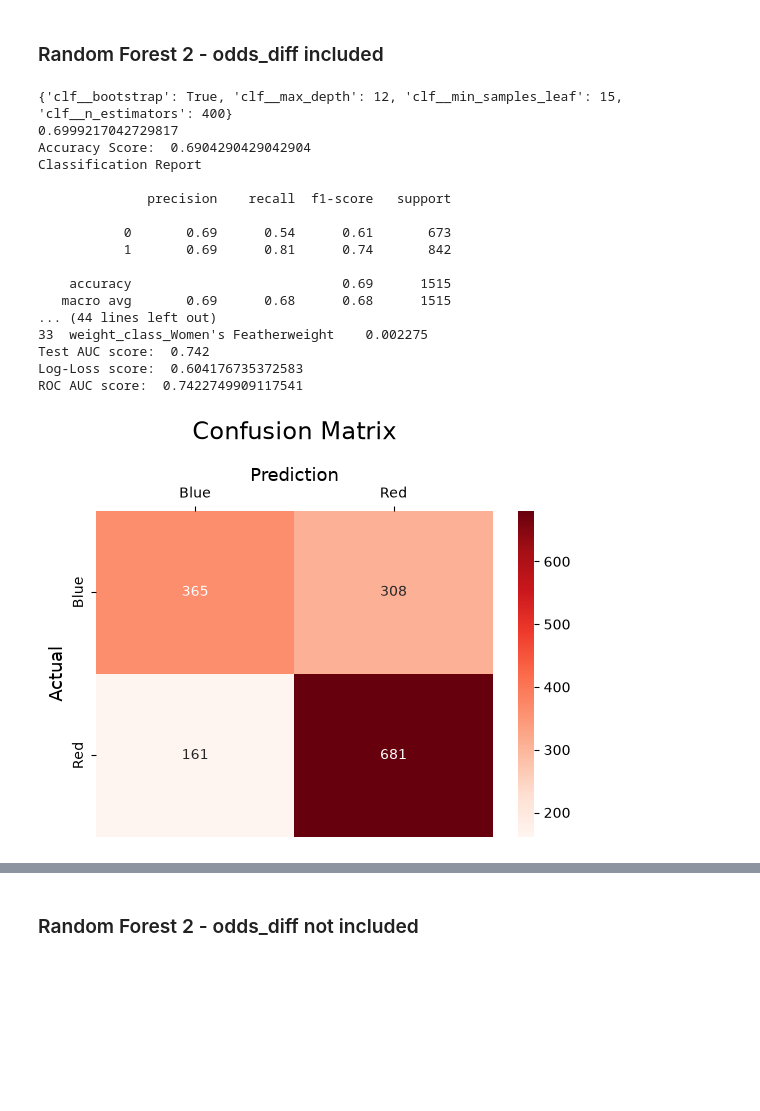
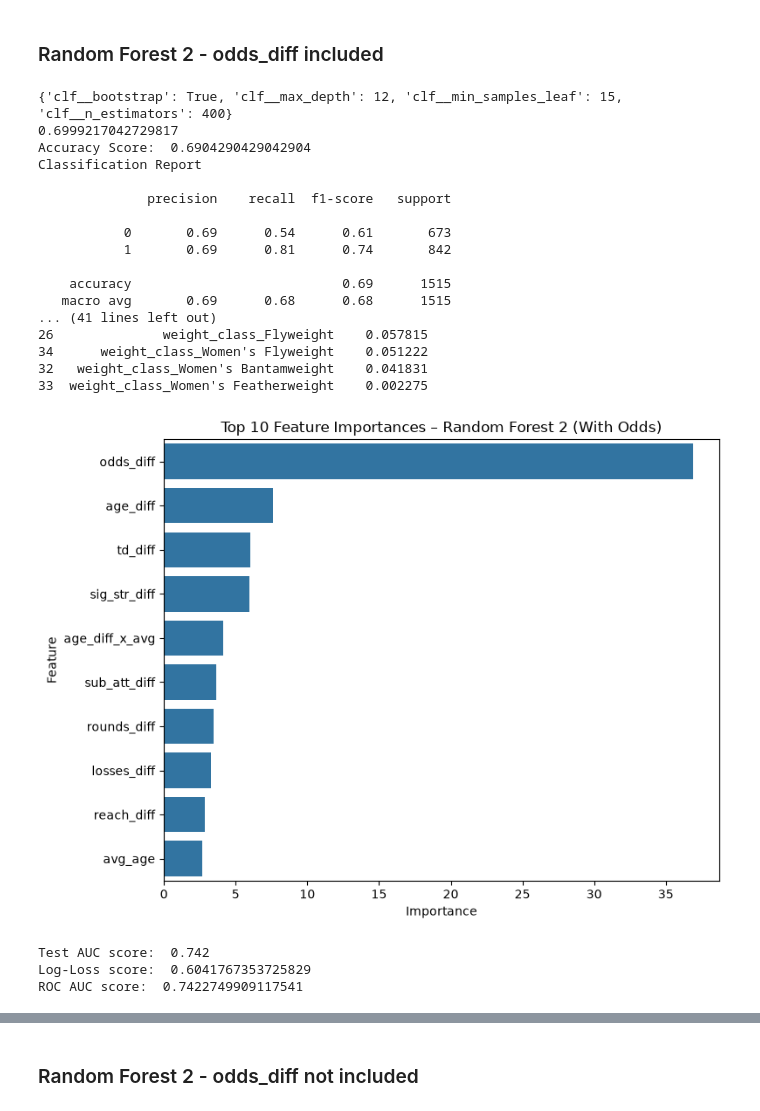
Before and after one commit to kormakursnorra/MachineLearningRepo, a Jupyter notebook: Project1/src/clean_notebook.ipynb, the cells around one changed output, grey strips where cells are left out. Cells and saved outputs as stored; diff of their text form; code cells hidden in the pictures; blank space fills up the shorter version.

Commit message:
More plots

```diff
--- a/Project1/src/clean_notebook.ipynb
+++ b/Project1/src/clean_notebook.ipynb
@@ -696,6 +695,14 @@ feature_imp_df = pd.DataFrame({"Feature" : features_names, "Importance" : import
 
 print(feature_imp_df)
 
+plt.figure(figsize=(8, 6))
+sns.barplot(data=feature_imp_df.head(10), x="Importance", y="Feature")
+plt.title("Top 10 Feature Importances – Random Forest 2 (With Odds)")
+plt.tight_layout()
+plt.savefig('../media/rf2_odds_feature_importance.png', dpi=150)
+plt.show()
+
+
 test_auc = round(roc_auc_score(y_test, proba), 3)
 print("Test AUC score: ", test_auc)
 print("Log-Loss score: ", log_loss(y_test, proba))
@@ -705,35 +712,38 @@ conf_matrix = confusion_matrix(y_test, preds, labels=[False, True])
 
 sns.heatmap(conf_matrix,
             annot=True,
             fmt="d",
             cmap="Reds",
             xticklabels=["Blue","Red"],
             yticklabels=["Blue","Red"])
 
 plt.ylabel("Actual", fontsize=13)
 plt.title("Confusion Matrix", fontsize=17, pad=20)
 plt.gca().xaxis.set_label_position("top")
 plt.xlabel("Prediction", fontsize=13)
 plt.gca().xaxis.tick_top()
 
 plt.gca().figure.subplots_adjust(bottom=0.2)
 plt.show()
 # %% [output]
 {'clf__bootstrap': True, 'clf__max_depth': 12, 'clf__min_samples_leaf': 15, 'clf__n_estimators': 400}
 0.6999217042729817
 Accuracy Score:  0.6904290429042904
 Classification Report
 
               precision    recall  f1-score   support
 
            0       0.69      0.54      0.61       673
            1       0.69      0.81      0.74       842
 
     accuracy                           0.69      1515
    macro avg       0.69      0.68      0.68      1515
-... (44 lines left out)
+... (41 lines left out)
+26              weight_class_Flyweight    0.057815
+34      weight_class_Women's Flyweight    0.051222
+32   weight_class_Women's Bantamweight    0.041831
 33  weight_class_Women's Featherweight    0.002275
-Test AUC score:  0.742
-Log-Loss score:  0.604176735372583
-ROC AUC score:  0.7422749909117541
-[figure, old version]
+[figure, new version]
+Test AUC score:  0.742
+Log-Loss score:  0.6041767353725829
+ROC AUC score:  0.7422749909117541
```
Also changed, not shown: parts of 5 cells of this notebook, 4 other files.
